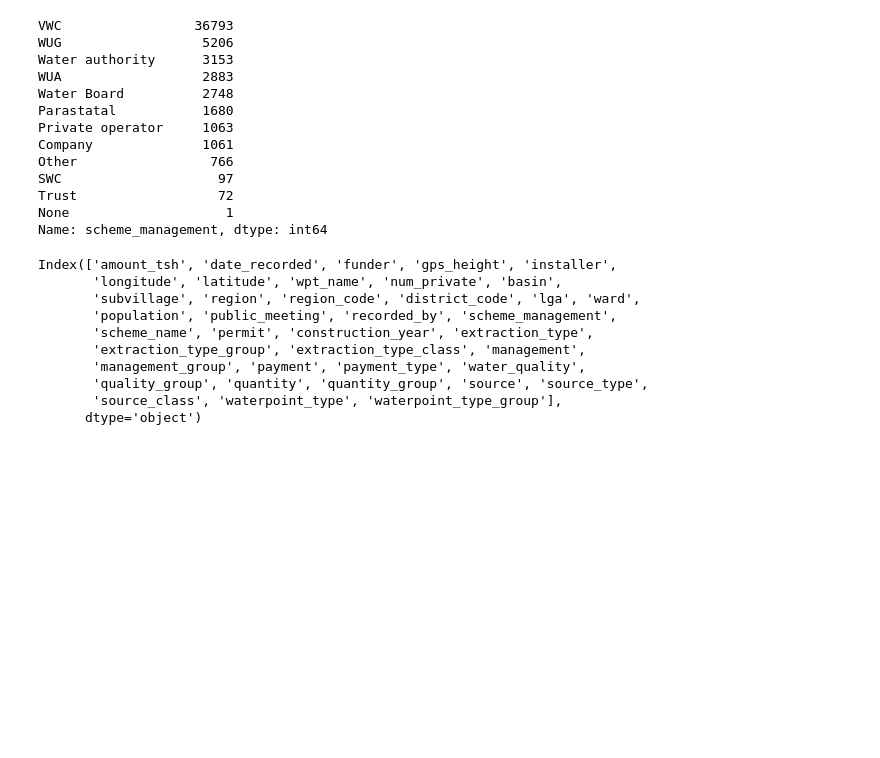
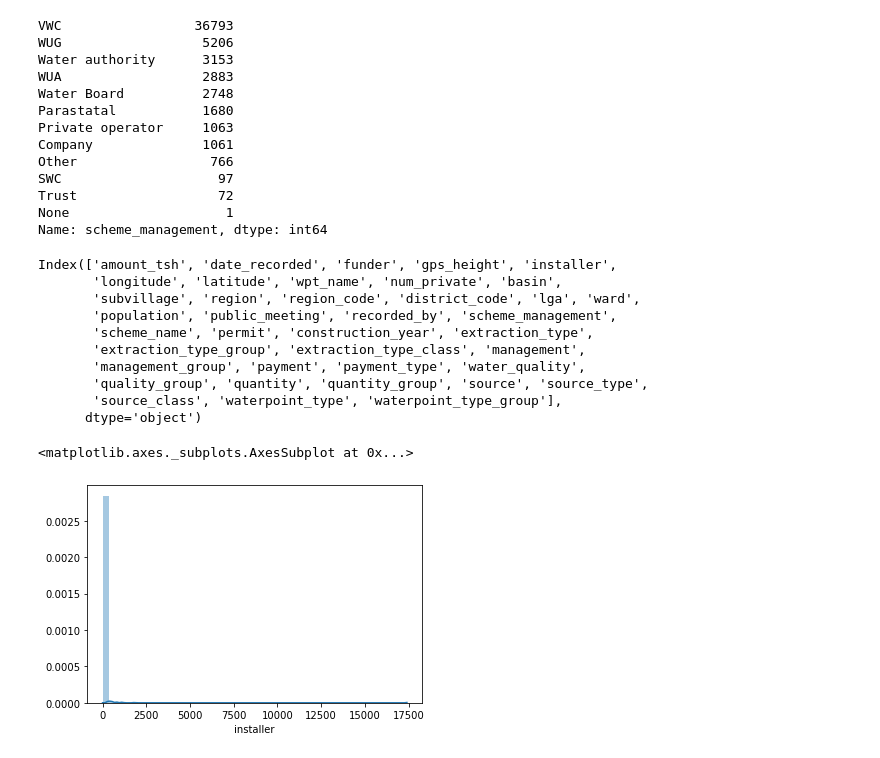
Before and after one commit to MWilliamson96/Tanzania_Well_Competition, a Jupyter notebook: eda/Paul_eda.ipynb, the cells around one changed output. Saved outputs shown, nothing was run; the diff lists cells and outputs as text; code cells hidden in the pictures; blank space fills up the shorter version.

```diff
--- a/eda/Paul_eda.ipynb
+++ b/eda/Paul_eda.ipynb
@@ -269,3 +273,8 @@ from sklearn.preprocessing import OneHotEncoder
+# %%
+sns.distplot(X_cat_train['installer'].value_counts())
+# %% [output]
+<matplotlib.axes._subplots.AxesSubplot at 0x...>
+[figure, added]
 # %%
 X_train_strict_feat
 # %%
```
Also changed, not shown: parts of 8 cells of this notebook.
